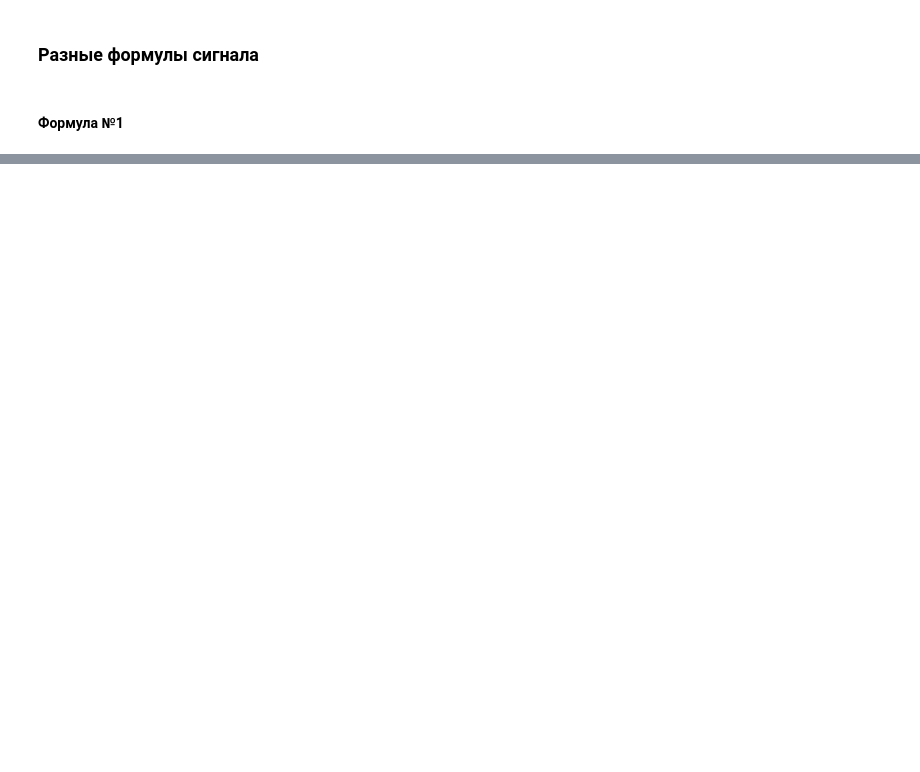
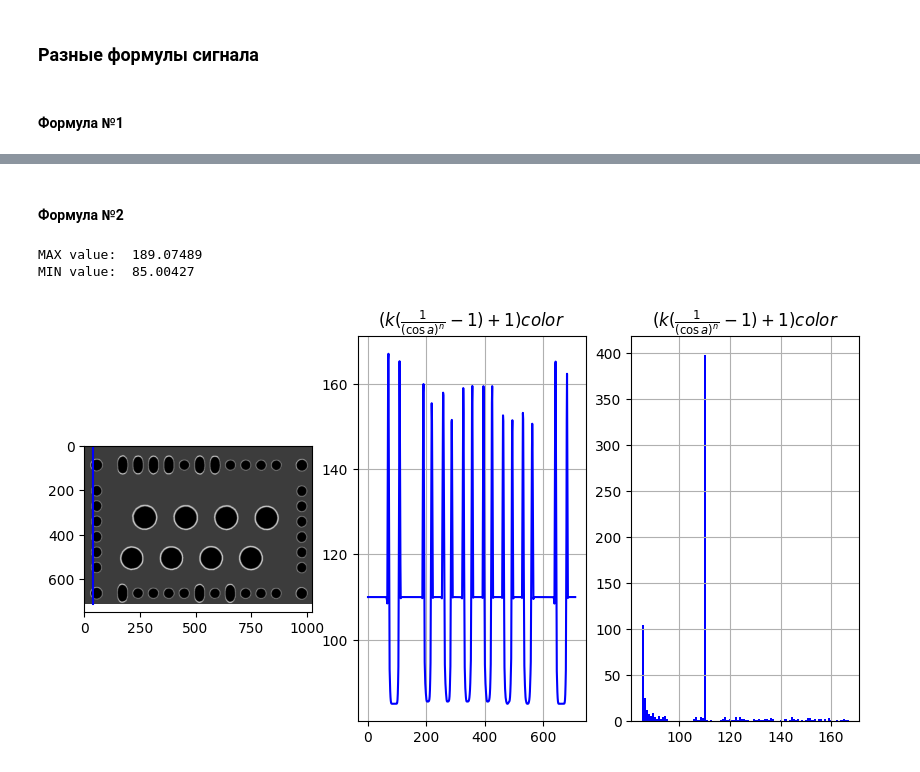
Before and after one commit to sadevans/sem_simulator, a Jupyter notebook: optimize.ipynb, the cells around one changed output, grey strips where cells are left out. Saved outputs shown, nothing was run; the diff lists cells and outputs as text; code cells hidden in the pictures; blank space fills up the shorter version.

```diff
--- a/optimize.ipynb
+++ b/optimize.ipynb
@@ -335,0 +349,50 @@ MIN value:  85.00251
+# %% [markdown]
+#### Формула №2
+# %%
+def formula_second(img, angles, color_map, k):
+    signal = np.zeros_like(img, dtype=np.float32)
+
+
+    alpha_bord = angles[img == 128]
+
+    alpha_bord[alpha_bord==alpha_bord.min()] = np.radians(1)
+
+    alpha_back = angles[img == 0]
+    alpha_hole = angles[img == 255]
+
+    # k = k
+    signal[img == 0] = (k*(1/(np.abs(np.cos(np.radians(alpha_back + 1)))**(0.87)) - 1) + 1) * color_map[img==0]
+
+    signal[img == 128] = (k * (1/(np.abs(np.cos(np.radians(90)-(np.radians(180 - 90) - alpha_bord)))**(0.87)) - 1) + 1) *color_map[img==128]
+
+
+    signal[img == 255] = (k * (1 / (np.abs(np.cos(np.radians(alpha_hole + 1)))**(1.1)) - 1) + 1) * color_map[img==255]
+
+    signal = np.clip(signal, 0, 255)
+    # signal = cv2.GaussianBlur(signal, (3, 3), 0)
+
+    cv2.imwrite(f'./data/out/new_raw/{file_name[:-4]}_signal_k{k}_18.png', signal.astype(np.uint8))
+
+    return signal
+
+signal_second = formula_second(circle2, angles_img, color_map, 0.3)
+
+
+fig, ax = plt.subplots(1, 3, figsize=(10, 5))
+ax[0].imshow(signal_second, cmap='gray')
+ax[0].plot([38, 38], [0,signal_second.shape[0]], color='blue')
+
+ax[1].plot(signal_second[:, 38], color='blue')
+ax[1].grid()
+ax[1].set_title(r'$(k(\frac{1}{(\cos a)^n} - 1) + 1)color$')
+
+ax[2].hist(signal_second[:, 38], color='blue', bins=100)
+ax[2].grid()
+ax[2].set_title(r'$(k(\frac{1}{(\cos a)^n} - 1) + 1)color$')
+
+print('MAX value: ', signal_second.ravel().max())
+print('MIN value: ', signal_second.ravel().min())
+# %% [output]
+MAX value:  189.07489
+MIN value:  85.00427
+[figure, added]
```
Also changed, not shown: parts of 8 cells of this notebook, 1 other file.
